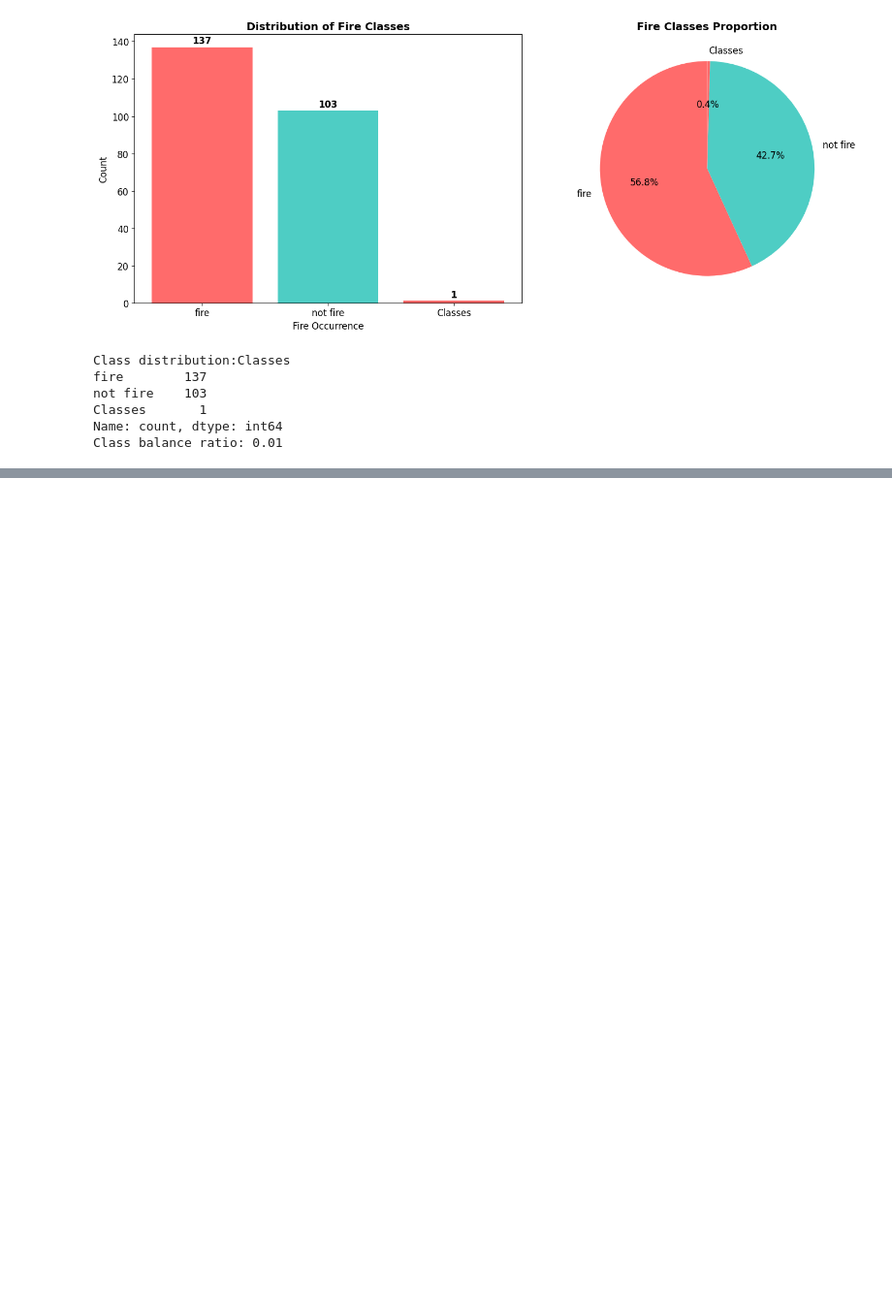
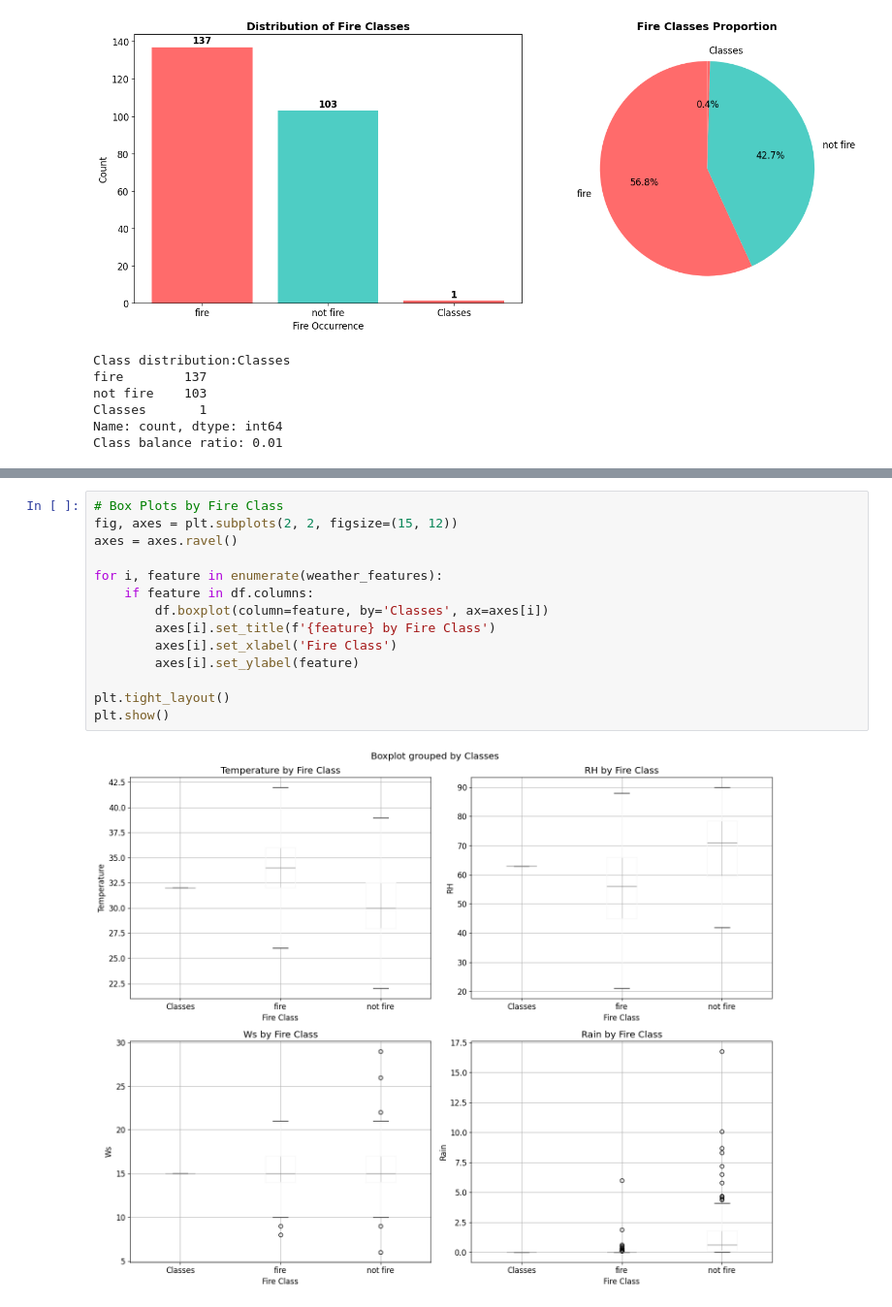
Before and after one commit to Hello-Kitty-1311/Wild-Fire, a Jupyter notebook: code.ipynb, the cells around one changed output, grey strips where cells are left out. Shown: that part at 97% size. Cells and saved outputs as stored; diff of their text form; blank space fills up the shorter version.

```diff
--- a/code.ipynb
+++ b/code.ipynb
@@ -137,0 +176,16 @@ Class balance ratio: 0.01
+# %%
+# Box Plots by Fire Class
+fig, axes = plt.subplots(2, 2, figsize=(15, 12))
+axes = axes.ravel()
+
+for i, feature in enumerate(weather_features):
+    if feature in df.columns:
+        df.boxplot(column=feature, by='Classes', ax=axes[i])
+        axes[i].set_title(f'{feature} by Fire Class')
+        axes[i].set_xlabel('Fire Class')
+        axes[i].set_ylabel(feature)
+
+plt.tight_layout()
+plt.show()
+# %% [output]
+[figure, added]
```
Also changed, not shown: parts of 3 cells of this notebook.
